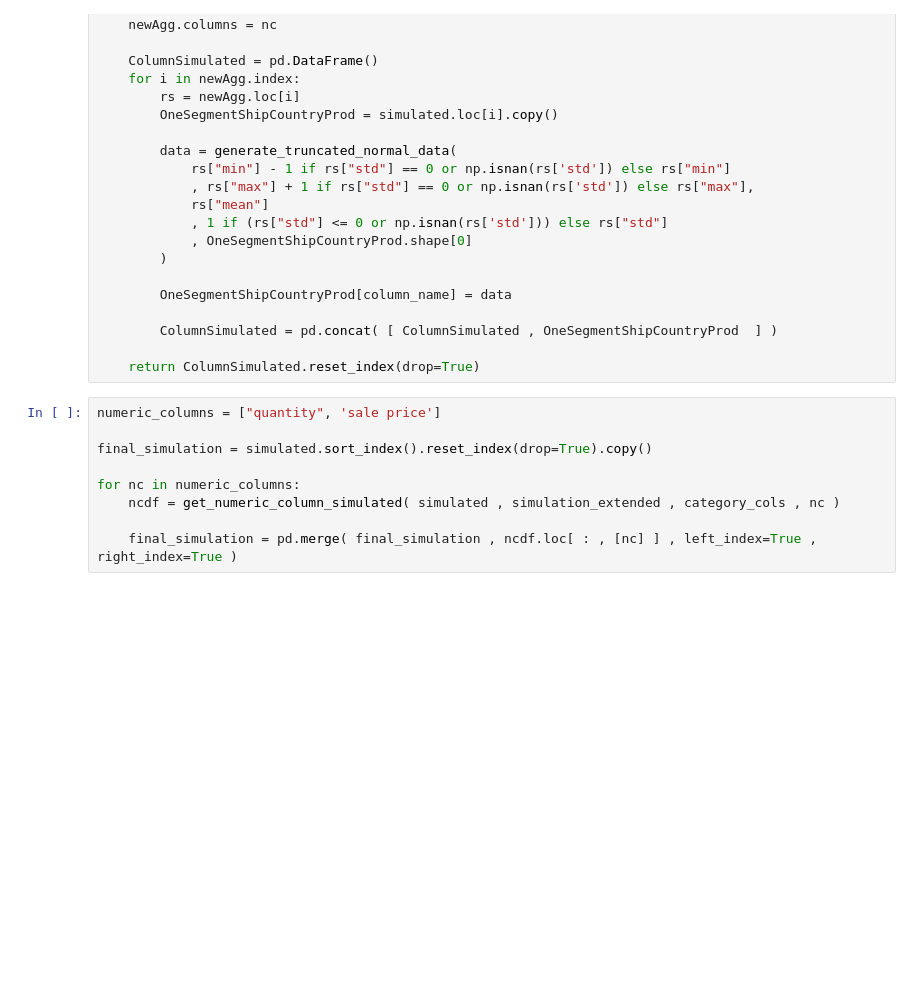
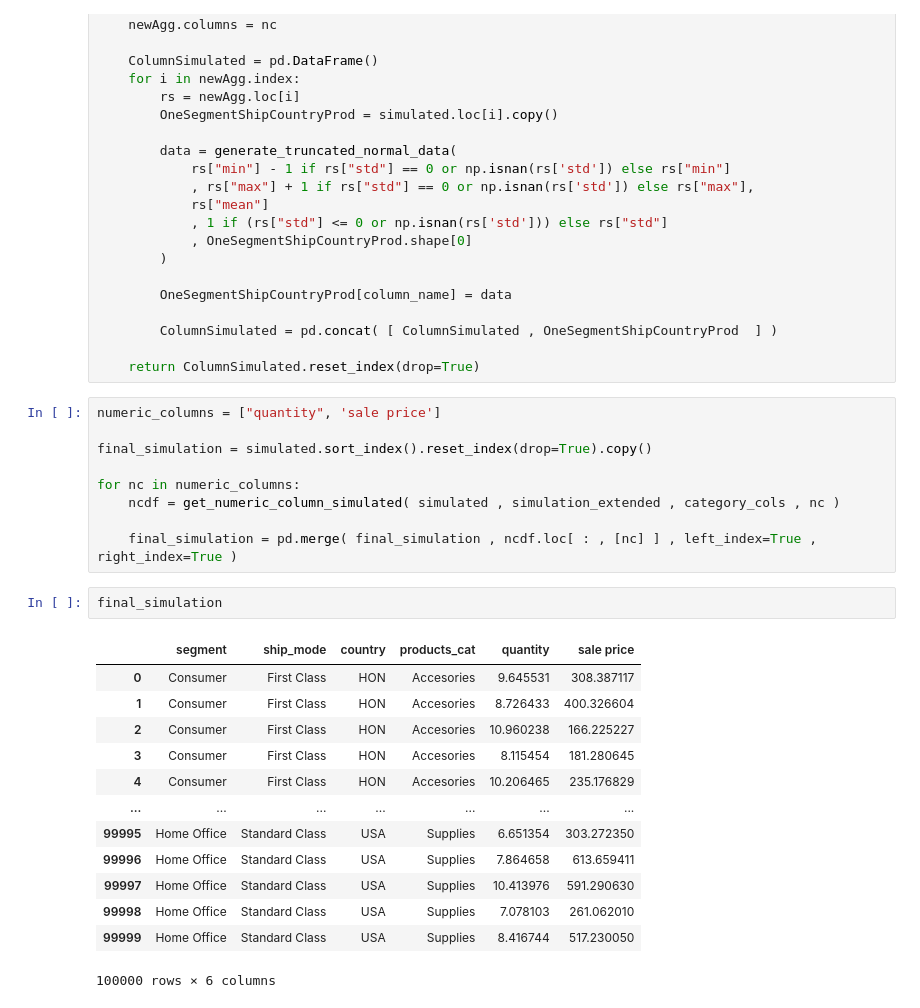
Before and after one commit to jicastilloh/proyecto1_SimuladorDatasets, a Jupyter notebook: proyecto1_SimuladorDatasets.ipynb, the cells around one changed output. Drawn from its saved outputs; the diff is of its cells as text; blank space fills up the shorter version.

Commit message:
Finalizado

```diff
--- a/proyecto1_SimuladorDatasets.ipynb
+++ b/proyecto1_SimuladorDatasets.ipynb
@@ -686,3 +660,19 @@ for nc in numeric_columns:
     ncdf = get_numeric_column_simulated( simulated , simulation_extended , category_cols , nc )
 
     final_simulation = pd.merge( final_simulation , ncdf.loc[ : , [nc] ] , left_index=True , right_index=True )
+# %%
+final_simulation
+# %% [output]
+|  | segment | ship_mode | country | products_cat | quantity | sale price |
+| 0 | Consumer | First Class | HON | Accesories | 9.645531 | 308.387117 |
+| 1 | Consumer | First Class | HON | Accesories | 8.726433 | 400.326604 |
+| 2 | Consumer | First Class | HON | Accesories | 10.960238 | 166.225227 |
+| 3 | Consumer | First Class | HON | Accesories | 8.115454 | 181.280645 |
+| 4 | Consumer | First Class | HON | Accesories | 10.206465 | 235.176829 |
+| ... | ... | ... | ... | ... | ... | ... |
+| 99995 | Home Office | Standard Class | USA | Supplies | 6.651354 | 303.272350 |
+| 99996 | Home Office | Standard Class | USA | Supplies | 7.864658 | 613.659411 |
+| 99997 | Home Office | Standard Class | USA | Supplies | 10.413976 | 591.290630 |
+| 99998 | Home Office | Standard Class | USA | Supplies | 7.078103 | 261.062010 |
+| 99999 | Home Office | Standard Class | USA | Supplies | 8.416744 | 517.230050 |
+100000 rows × 6 columns
```
Also changed, not shown: parts of 14 cells of this notebook.
